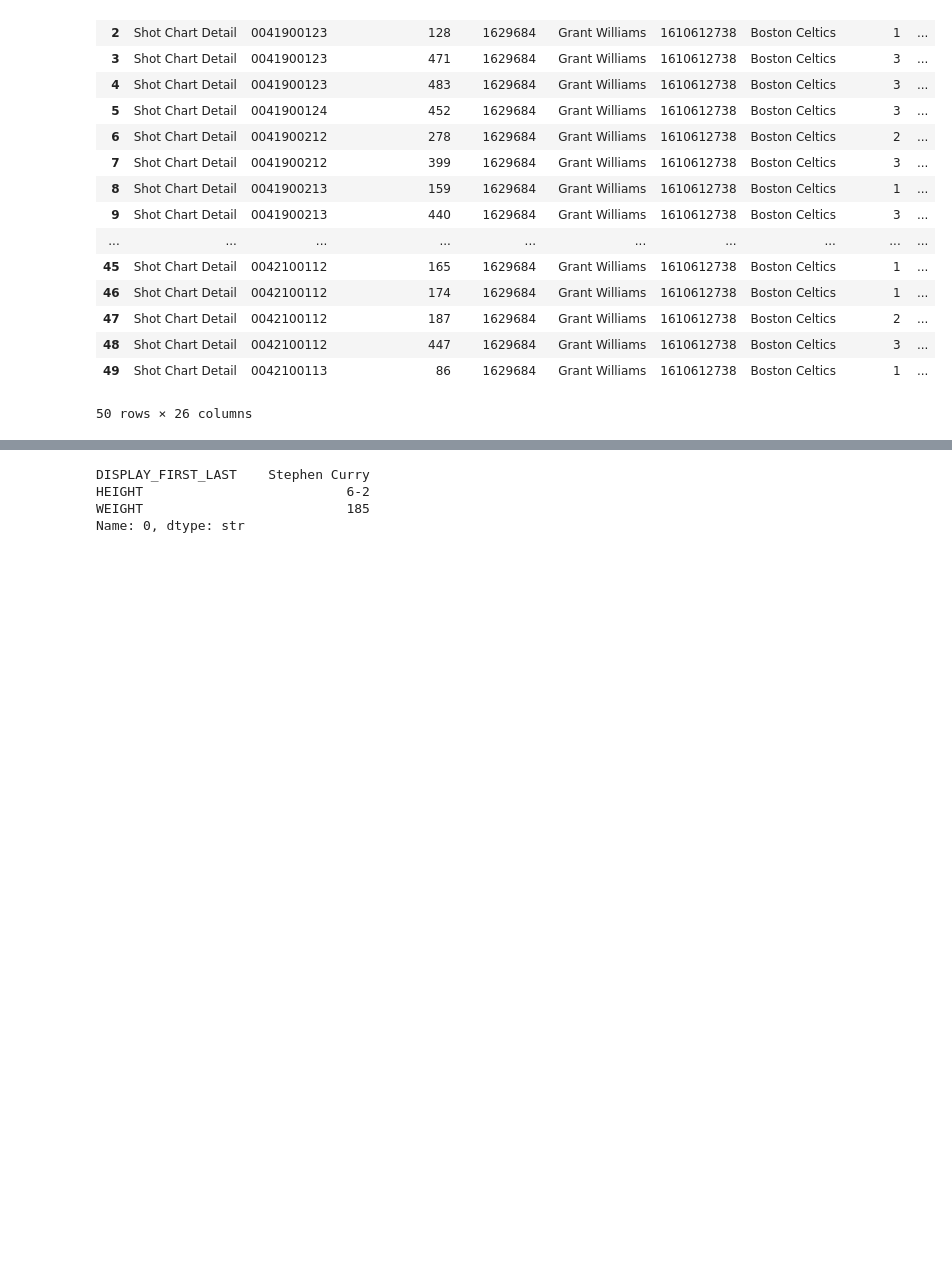
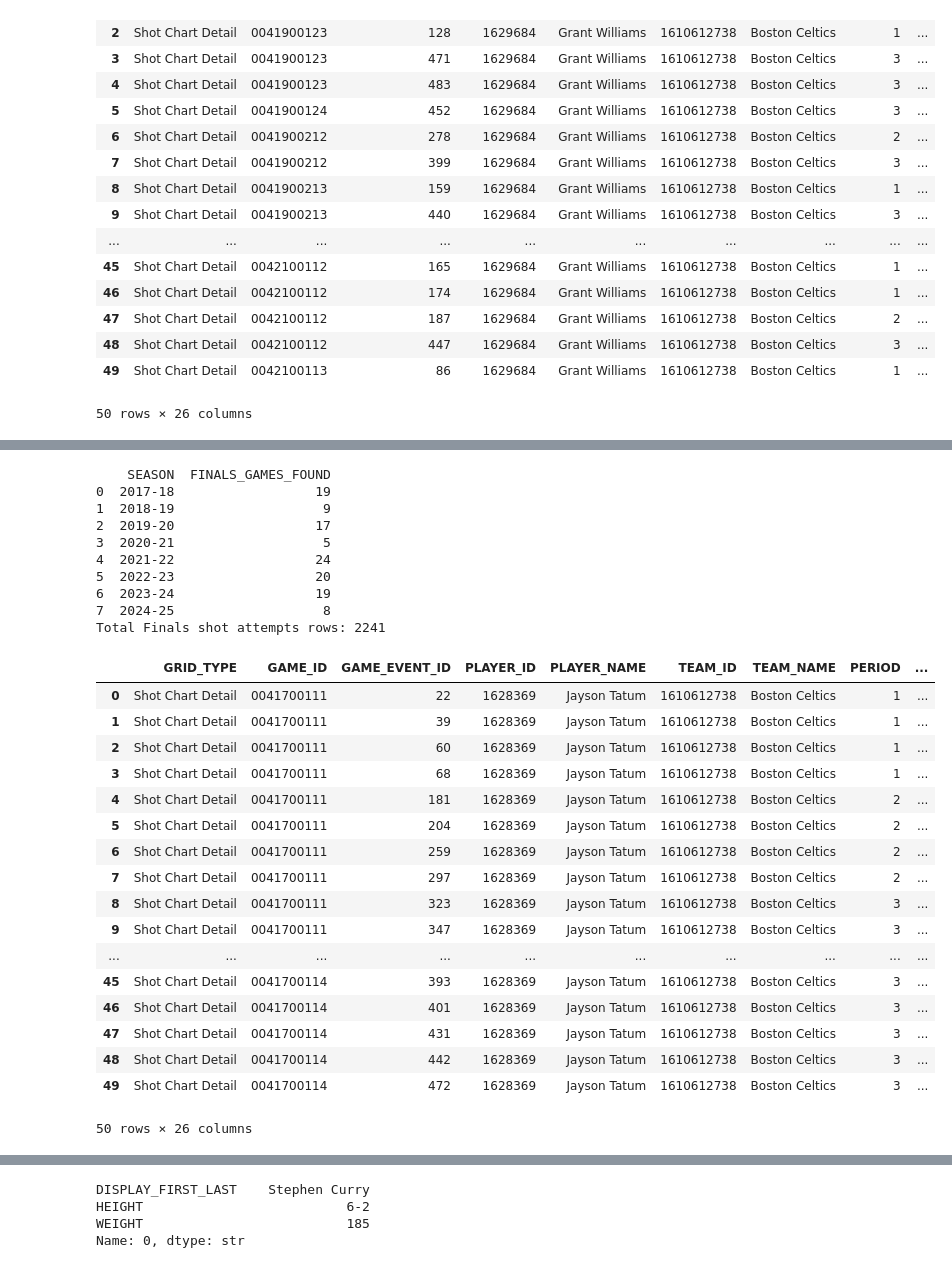
Before and after one commit to emjviray/BasketballEngineering, a Jupyter notebook: NBA_data.ipynb, the cells around one changed output, grey strips where cells are left out. Cells and saved outputs as stored; diff of their text form; code cells hidden in the pictures; blank space fills up the shorter version.

```diff
--- a/NBA_data.ipynb
+++ b/NBA_data.ipynb
@@ -234,0 +307,34 @@ Total Finals shot attempts rows: 241
+# %%
+shots_df, finals_summary = finals_shots_last_10_seasons("Jayson Tatum")
+print(finals_summary)
+print("Total Finals shot attempts rows:", len(shots_df))
+shots_df.head(50)
+# %% [output]
+    SEASON  FINALS_GAMES_FOUND
+0  2017-18                  19
+1  2018-19                   9
+2  2019-20                  17
+3  2020-21                   5
+4  2021-22                  24
+5  2022-23                  20
+6  2023-24                  19
+7  2024-25                   8
+Total Finals shot attempts rows: 2241
+|  | GRID_TYPE | GAME_ID | GAME_EVENT_ID | PLAYER_ID | PLAYER_NAME | TEAM_ID | TEAM_NAME | PERIOD | ... |
+| 0 | Shot Chart Detail | 0041700111 | 22 | 1628369 | Jayson Tatum | 1610612738 | Boston Celtics | 1 | ... |
+| 1 | Shot Chart Detail | 0041700111 | 39 | 1628369 | Jayson Tatum | 1610612738 | Boston Celtics | 1 | ... |
+| 2 | Shot Chart Detail | 0041700111 | 60 | 1628369 | Jayson Tatum | 1610612738 | Boston Celtics | 1 | ... |
+| 3 | Shot Chart Detail | 0041700111 | 68 | 1628369 | Jayson Tatum | 1610612738 | Boston Celtics | 1 | ... |
+| 4 | Shot Chart Detail | 0041700111 | 181 | 1628369 | Jayson Tatum | 1610612738 | Boston Celtics | 2 | ... |
+| 5 | Shot Chart Detail | 0041700111 | 204 | 1628369 | Jayson Tatum | 1610612738 | Boston Celtics | 2 | ... |
+| 6 | Shot Chart Detail | 0041700111 | 259 | 1628369 | Jayson Tatum | 1610612738 | Boston Celtics | 2 | ... |
+| 7 | Shot Chart Detail | 0041700111 | 297 | 1628369 | Jayson Tatum | 1610612738 | Boston Celtics | 2 | ... |
+| 8 | Shot Chart Detail | 0041700111 | 323 | 1628369 | Jayson Tatum | 1610612738 | Boston Celtics | 3 | ... |
+| 9 | Shot Chart Detail | 0041700111 | 347 | 1628369 | Jayson Tatum | 1610612738 | Boston Celtics | 3 | ... |
+| ... | ... | ... | ... | ... | ... | ... | ... | ... | ... |
+| 45 | Shot Chart Detail | 0041700114 | 393 | 1628369 | Jayson Tatum | 1610612738 | Boston Celtics | 3 | ... |
+| 46 | Shot Chart Detail | 0041700114 | 401 | 1628369 | Jayson Tatum | 1610612738 | Boston Celtics | 3 | ... |
+| 47 | Shot Chart Detail | 0041700114 | 431 | 1628369 | Jayson Tatum | 1610612738 | Boston Celtics | 3 | ... |
+| 48 | Shot Chart Detail | 0041700114 | 442 | 1628369 | Jayson Tatum | 1610612738 | Boston Celtics | 3 | ... |
+| 49 | Shot Chart Detail | 0041700114 | 472 | 1628369 | Jayson Tatum | 1610612738 | Boston Celtics | 3 | ... |
+50 rows × 26 columns
```
Also changed, not shown: parts of 17 cells of this notebook, 1 other file.
